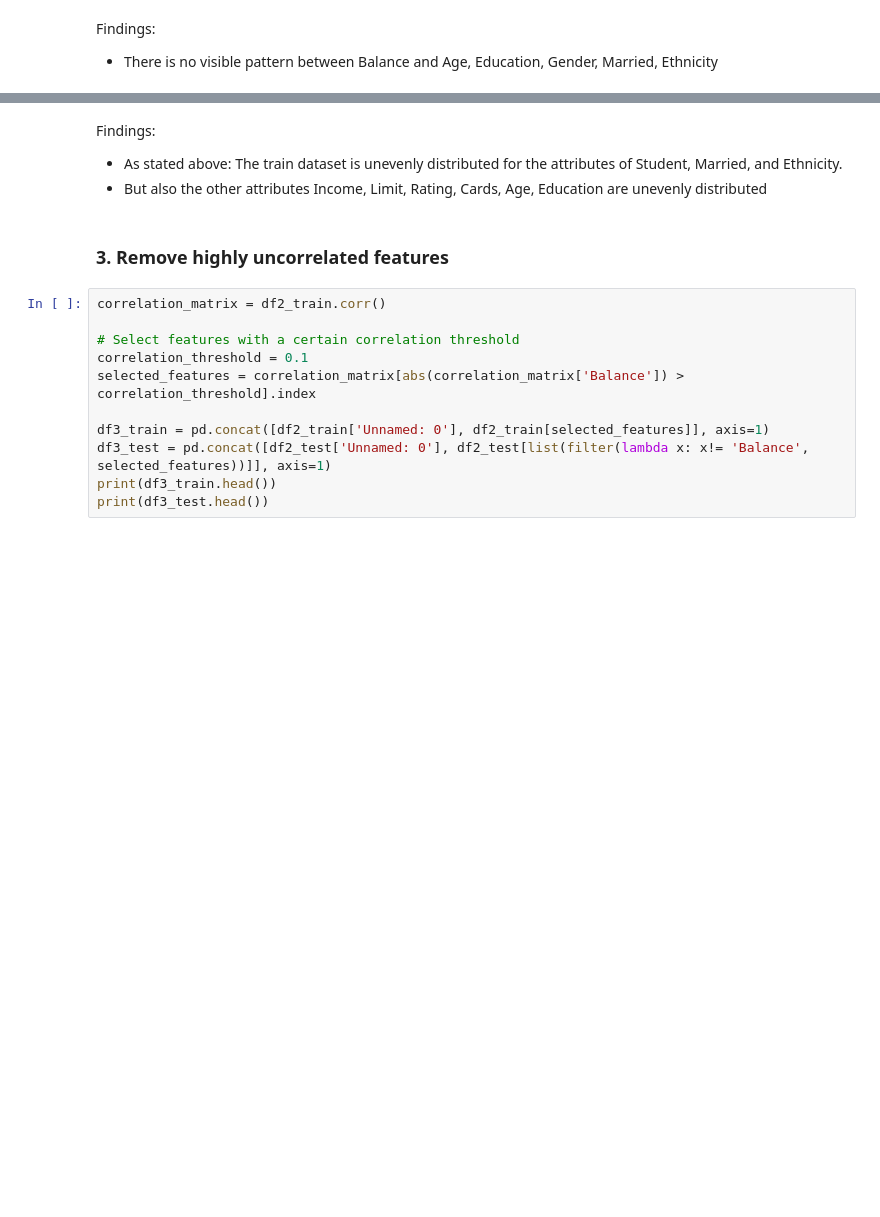
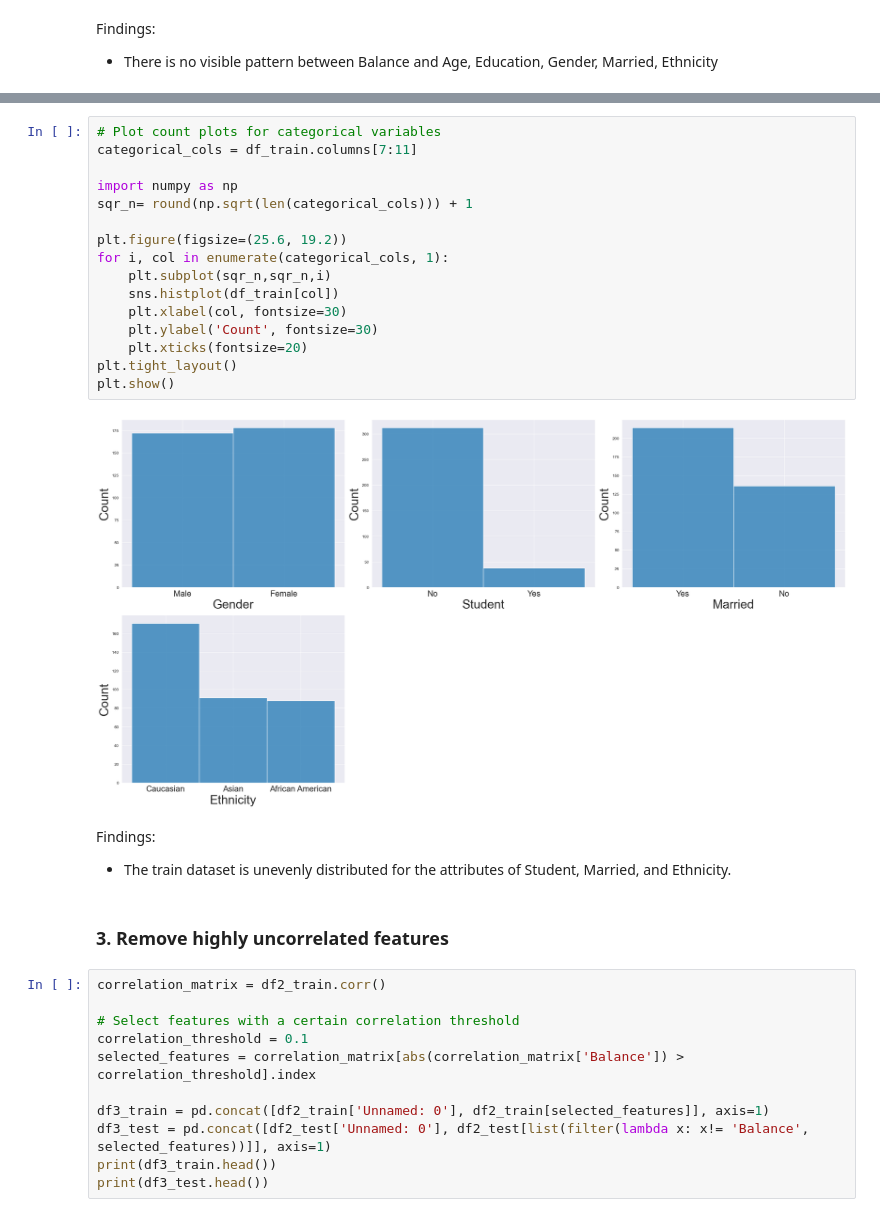
Before and after one commit to nina-prog/prac-smart-data-analytics, a Jupyter notebook: notebooks/exercise-01/240426_Johannes_credit_data_evaluation.ipynb, the cells around one changed output, grey strips where cells are left out. Saved outputs shown, nothing was run; the diff lists cells and outputs as text; blank space fills up the shorter version.

```diff
--- a/notebooks/exercise-01/240426_Johannes_credit_data_evaluation.ipynb
+++ b/notebooks/exercise-01/240426_Johannes_credit_data_evaluation.ipynb
@@ -216,7 +186,24 @@ for column in df_train.columns[1: -1]:
+# %%
+# Plot count plots for categorical variables
+categorical_cols = df_train.columns[7:11]
+
+import numpy as np
+sqr_n= round(np.sqrt(len(categorical_cols))) + 1
+
+plt.figure(figsize=(25.6, 19.2))
+for i, col in enumerate(categorical_cols, 1):
+    plt.subplot(sqr_n,sqr_n,i)
+    sns.histplot(df_train[col])
+    plt.xlabel(col, fontsize=30)
+    plt.ylabel('Count', fontsize=30)
+    plt.xticks(fontsize=20)
+plt.tight_layout()
+plt.show()
+# %% [output]
+[figure, added]
 # %% [markdown]
 Findings:
-* As stated above: The train dataset is unevenly distributed for the attributes of Student, Married, and Ethnicity.
-* But also the other attributes Income, Limit, Rating, Cards, Age, Education are unevenly distributed
+* The train dataset is unevenly distributed for the attributes of Student, Married, and Ethnicity.
 # %% [markdown]
 ### 3. Remove highly uncorrelated features
 # %%
```
Also changed, not shown: parts of 5 cells of this notebook.
